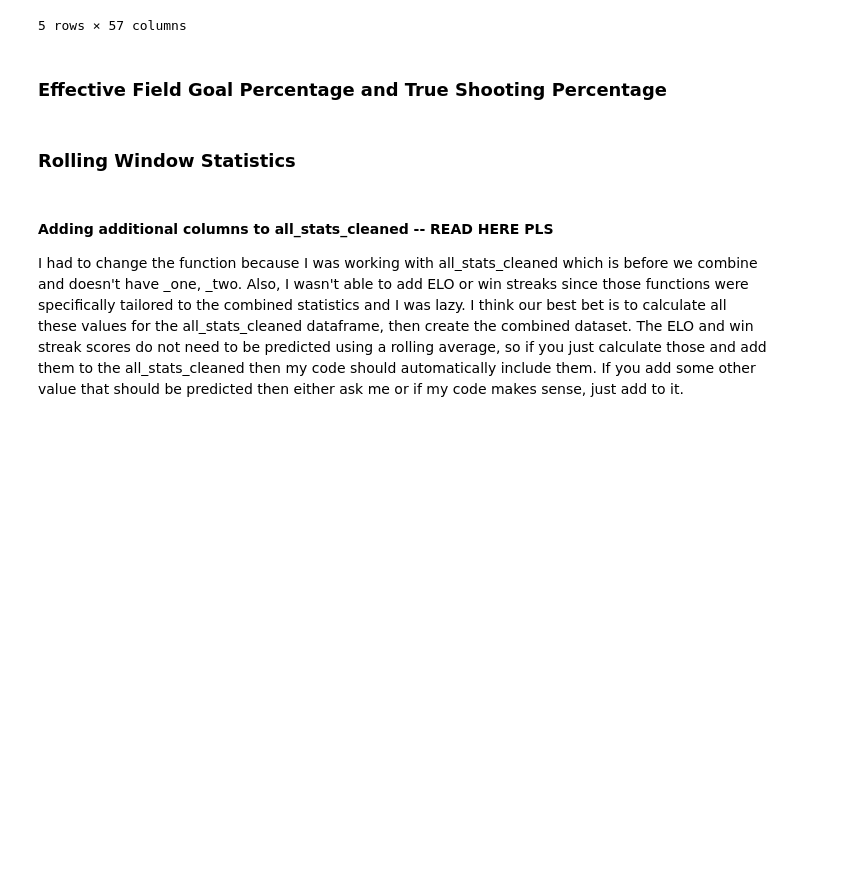
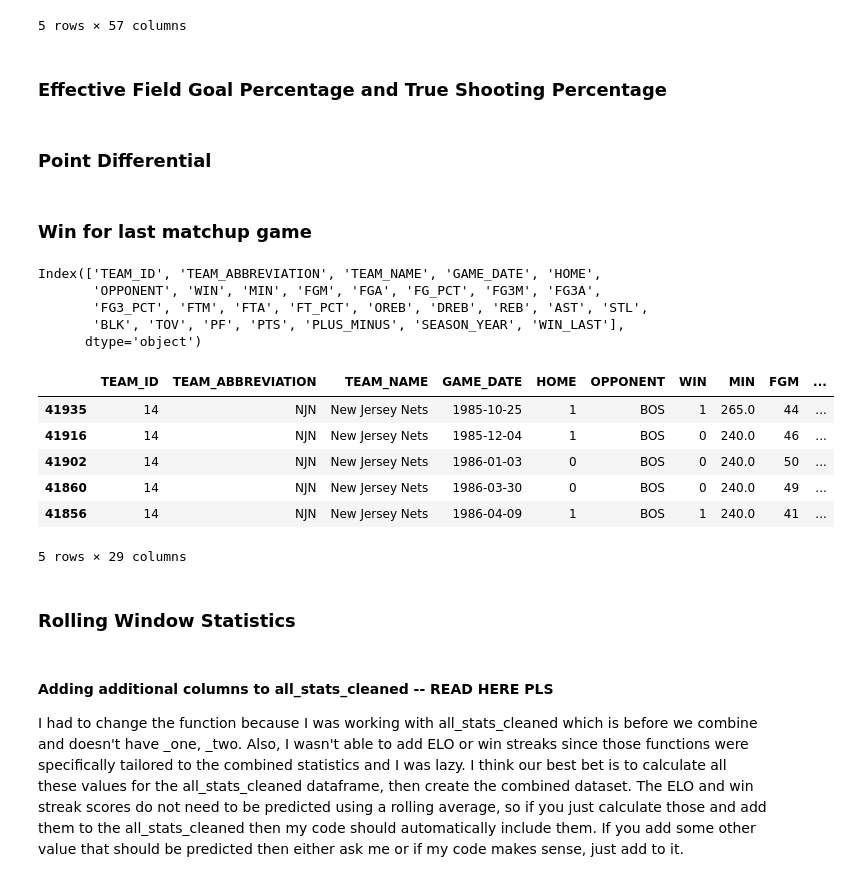
Before and after one commit to tanmbillawala/nba_game_predictor, a Jupyter notebook: CMPE257Project.ipynb, the cells around one changed output. Drawn from its saved outputs; the diff is of its cells as text; code cells hidden in the pictures; blank space fills up the shorter version.

```diff
--- a/CMPE257Project.ipynb
+++ b/CMPE257Project.ipynb
@@ -812 +816,3 @@ def add_shooting_percentages(df):
     return df
+# %% [markdown]
+### Point Differential
@@ -813,3 +830,39 @@ def add_shooting_percentages(df):
+# %% [markdown]
+### Win for last matchup game
+# %%
+def add_win_last_game(df, combined=False):
+    if combined:
+        sorted_df = df.sort_values(by=['TEAM_ID_ONE', 'TEAM_ID_TWO', 'GAME_DATE'])
+        sorted_df['WIN_LAST'] = sorted_df.groupby(['TEAM_ID_ONE', 'TEAM_ID_TWO'])['WIN_ONE'].shift(1)
+        df = df.merge(sorted_df[['TEAM_ID_ONE', 'TEAM_ID_TWO', 'GAME_DATE', 'WIN_LAST']],
+                      on=['TEAM_ID_ONE', 'TEAM_ID_TWO', 'GAME_DATE'],
+                      how = 'left')
+    else:
+        sorted_df = df.sort_values(by=['TEAM_ID', 'OPPONENT', 'GAME_DATE'])
+        sorted_df['WIN_LAST'] = sorted_df.groupby(['TEAM_ID', 'OPPONENT'])['WIN'].shift(1)
+        df = df.merge(sorted_df[['TEAM_ID', 'OPPONENT', 'GAME_DATE', 'WIN_LAST']],
+                      on=['TEAM_ID', 'OPPONENT', 'GAME_DATE'],
+                      how = 'left')
+
+    return df
+# %%
+# test
+test_4 = add_win_last_game(all_stats_cleaned)
+print(test_4.columns)
+test_4[(test_4['TEAM_ID'] == 14) & (test_4['OPPONENT'] == 'BOS')].sort_values(by='GAME_DATE').head(5)
+# %% [output]
+Index(['TEAM_ID', 'TEAM_ABBREVIATION', 'TEAM_NAME', 'GAME_DATE', 'HOME',
+       'OPPONENT', 'WIN', 'MIN', 'FGM', 'FGA', 'FG_PCT', 'FG3M', 'FG3A',
+       'FG3_PCT', 'FTM', 'FTA', 'FT_PCT', 'OREB', 'DREB', 'REB', 'AST', 'STL',
+       'BLK', 'TOV', 'PF', 'PTS', 'PLUS_MINUS', 'SEASON_YEAR', 'WIN_LAST'],
+      dtype='object')
+|  | TEAM_ID | TEAM_ABBREVIATION | TEAM_NAME | GAME_DATE | HOME | OPPONENT | WIN | MIN | FGM | ... |
+| 41935 | 14 | NJN | New Jersey Nets | 1985-10-25 | 1 | BOS | 1 | 265.0 | 44 | ... |
+| 41916 | 14 | NJN | New Jersey Nets | 1985-12-04 | 1 | BOS | 0 | 240.0 | 46 | ... |
+| 41902 | 14 | NJN | New Jersey Nets | 1986-01-03 | 0 | BOS | 0 | 240.0 | 50 | ... |
+| 41860 | 14 | NJN | New Jersey Nets | 1986-03-30 | 0 | BOS | 0 | 240.0 | 49 | ... |
+| 41856 | 14 | NJN | New Jersey Nets | 1986-04-09 | 1 | BOS | 1 | 240.0 | 41 | ... |
+5 rows × 29 columns
 # %% [markdown]
 ### Rolling Window Statistics
 # %% [markdown]
```
Also changed, not shown: parts of 56 cells of this notebook.
